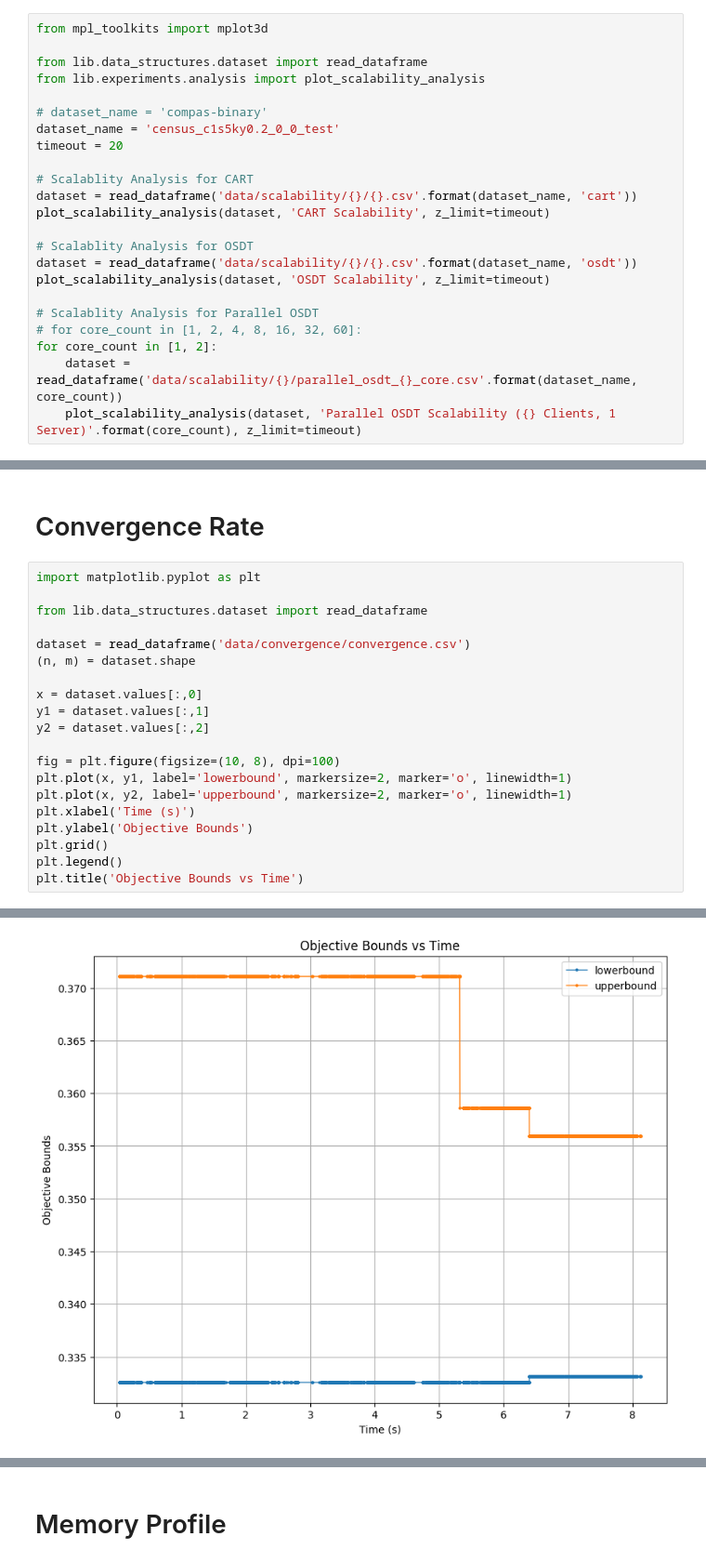
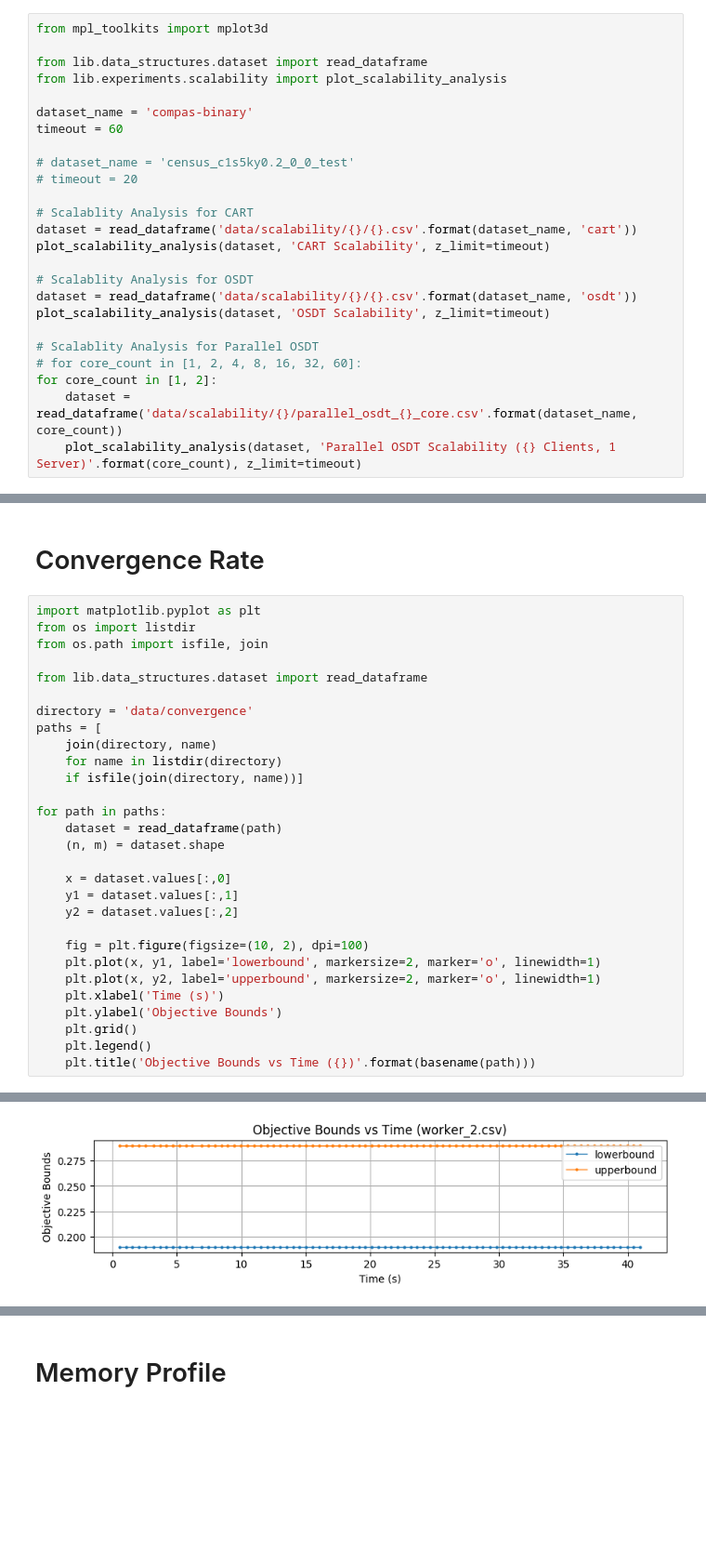
Before and after one commit to marypaulin/repo, a Jupyter notebook: Experiments.ipynb, the cells around one changed output, grey strips where cells are left out. Shown at 93% size. Drawn from its saved outputs; the diff is of its cells as text; blank space fills up the shorter version.

```diff
--- a/Experiments.ipynb
+++ b/Experiments.ipynb
@@ -14,11 +14,13 @@ plot_accuracy_analysis(dataset_name, 'Test Accuracy vs Tree Width ({})'.format(d
 from mpl_toolkits import mplot3d
 
 from lib.data_structures.dataset import read_dataframe
-from lib.experiments.analysis import plot_scalability_analysis
+from lib.experiments.scalability import plot_scalability_analysis
 
-# dataset_name = 'compas-binary'
-dataset_name = 'census_c1s5ky0.2_0_0_test'
-timeout = 20
+dataset_name = 'compas-binary'
+timeout = 60
+
+# dataset_name = 'census_c1s5ky0.2_0_0_test'
+# timeout = 20
 
 # Scalablity Analysis for CART
 dataset = read_dataframe('data/scalability/{}/{}.csv'.format(dataset_name, 'cart'))
@@ -42,22 +44,31 @@ for core_count in [1, 2]:
 # Convergence Rate
 # %%
 import matplotlib.pyplot as plt
+from os import listdir
+from os.path import isfile, join
 
 from lib.data_structures.dataset import read_dataframe
 
-dataset = read_dataframe('data/convergence/convergence.csv')
-(n, m) = dataset.shape
+directory = 'data/convergence'
+paths = [
+    join(directory, name)
+    for name in listdir(directory)
+    if isfile(join(directory, name))]
 
-x = dataset.values[:,0]
-y1 = dataset.values[:,1]
-y2 = dataset.values[:,2]
+for path in paths:
+    dataset = read_dataframe(path)
+    (n, m) = dataset.shape
 
-fig = plt.figure(figsize=(10, 8), dpi=100)
-plt.plot(x, y1, label='lowerbound', markersize=2, marker='o', linewidth=1)
-plt.plot(x, y2, label='upperbound', markersize=2, marker='o', linewidth=1)
-plt.xlabel('Time (s)')
-plt.ylabel('Objective Bounds')
-plt.grid()
-plt.legend()
-plt.title('Objective Bounds vs Time')
+    x = dataset.values[:,0]
+    y1 = dataset.values[:,1]
+    y2 = dataset.values[:,2]
+
+    fig = plt.figure(figsize=(10, 2), dpi=100)
+    plt.plot(x, y1, label='lowerbound', markersize=2, marker='o', linewidth=1)
+    plt.plot(x, y2, label='upperbound', markersize=2, marker='o', linewidth=1)
+    plt.xlabel('Time (s)')
+    plt.ylabel('Objective Bounds')
+    plt.grid()
+    plt.legend()
+    plt.title('Objective Bounds vs Time ({})'.format(basename(path)))
 # %% [output]
@@ -65 +75 @@ Text(0.5,1,'Objective Bounds vs Time')
-[figure, old version]
+[figure, new version]
```
Also changed, not shown: parts of 8 cells of this notebook, 55 other files.
